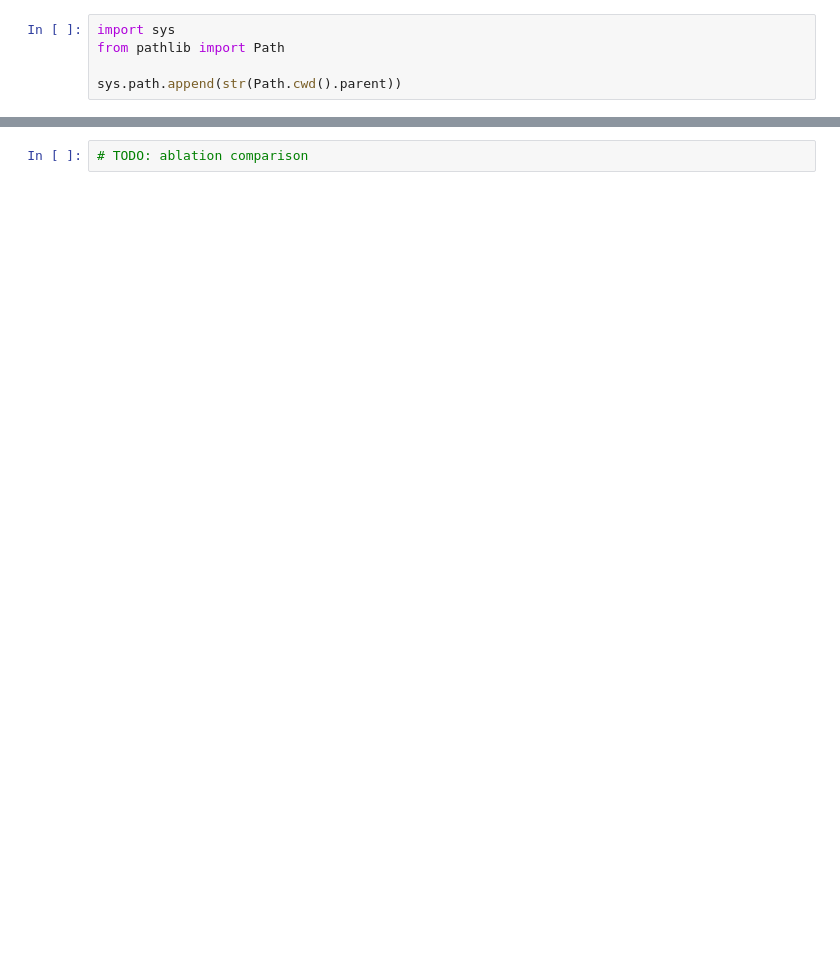
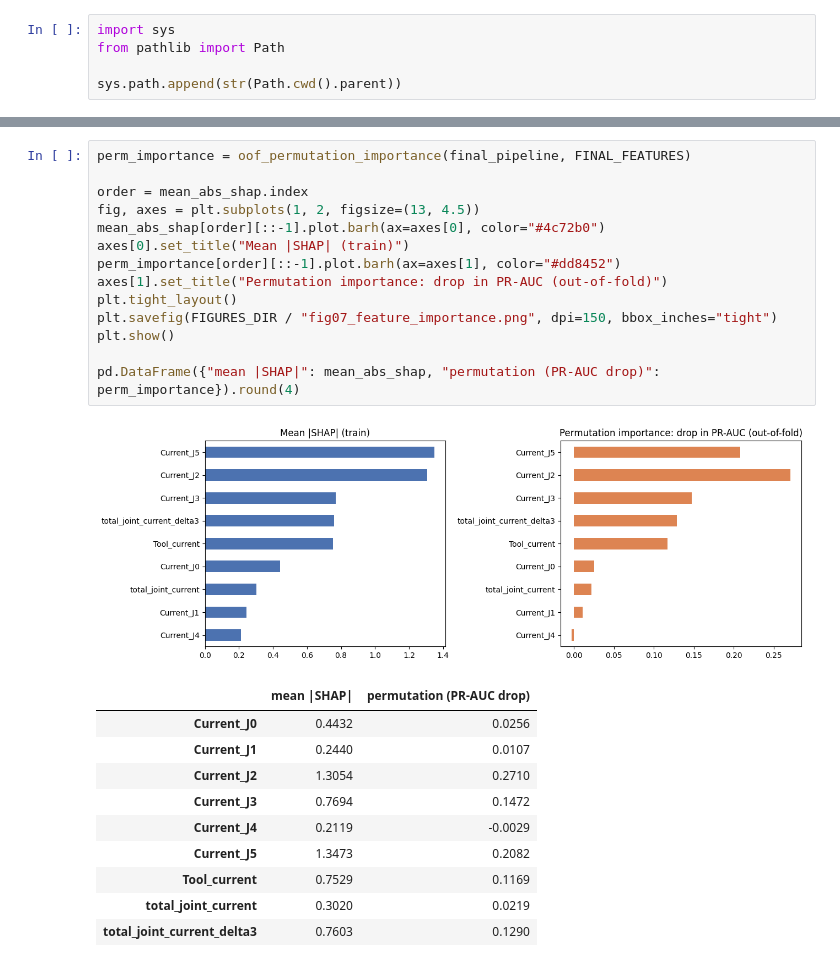
Before and after one commit to Bimsara-Yehan/UR3-CobotOps-Fault-Detection, a Jupyter notebook: notebooks/07_final_model.ipynb, the cells around one changed output, grey strips where cells are left out. Drawn from its saved outputs; the diff is of its cells as text; blank space fills up the shorter version.

```diff
--- a/notebooks/07_final_model.ipynb
+++ b/notebooks/07_final_model.ipynb
@@ -54,2 +568,26 @@ TODO: with vs without engineered features (from notebook 04) — does PR-AUC act
-# %%
-# TODO: ablation comparison
+# %%
+perm_importance = oof_permutation_importance(final_pipeline, FINAL_FEATURES)
+
+order = mean_abs_shap.index
+fig, axes = plt.subplots(1, 2, figsize=(13, 4.5))
+mean_abs_shap[order][::-1].plot.barh(ax=axes[0], color="#4c72b0")
+axes[0].set_title("Mean |SHAP| (train)")
+perm_importance[order][::-1].plot.barh(ax=axes[1], color="#dd8452")
+axes[1].set_title("Permutation importance: drop in PR-AUC (out-of-fold)")
+plt.tight_layout()
+plt.savefig(FIGURES_DIR / "fig07_feature_importance.png", dpi=150, bbox_inches="tight")
+plt.show()
+
+pd.DataFrame({"mean |SHAP|": mean_abs_shap, "permutation (PR-AUC drop)": perm_importance}).round(4)
+# %% [output]
+[figure, added]
+|  | mean |SHAP| | permutation (PR-AUC drop) |
+| Current_J0 | 0.4432 | 0.0256 |
+| Current_J1 | 0.2440 | 0.0107 |
+| Current_J2 | 1.3054 | 0.2710 |
+| Current_J3 | 0.7694 | 0.1472 |
+| Current_J4 | 0.2119 | -0.0029 |
+| Current_J5 | 1.3473 | 0.2082 |
+| Tool_current | 0.7529 | 0.1169 |
+| total_joint_current | 0.3020 | 0.0219 |
+| total_joint_current_delta3 | 0.7603 | 0.1290 |
```
Also changed, not shown: parts of 42 cells of this notebook, 7 other files.
